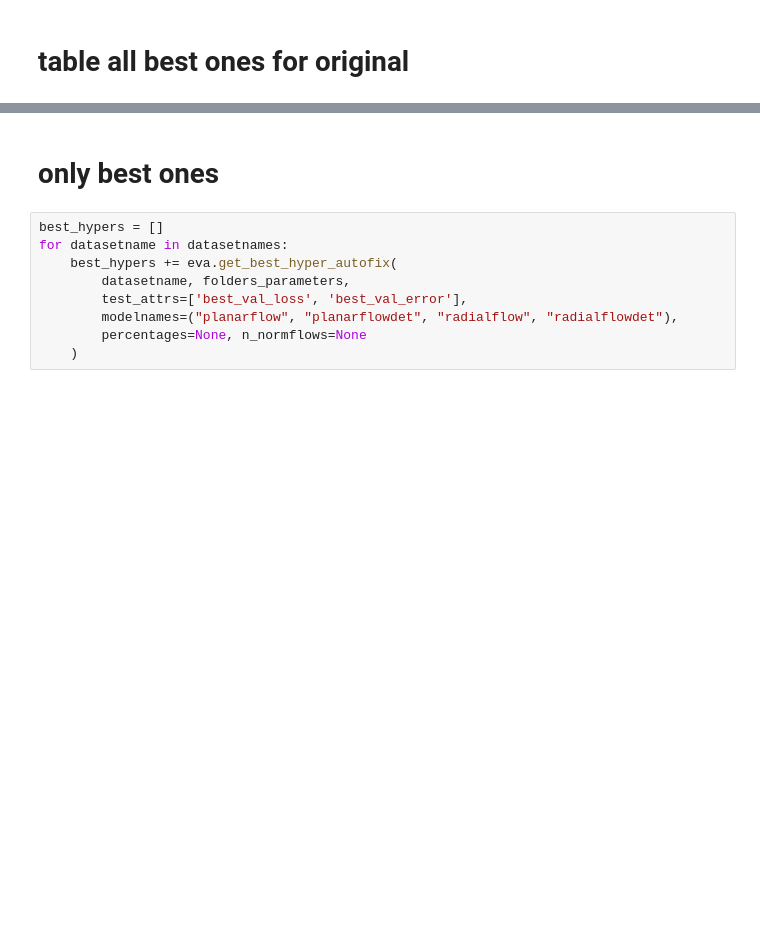
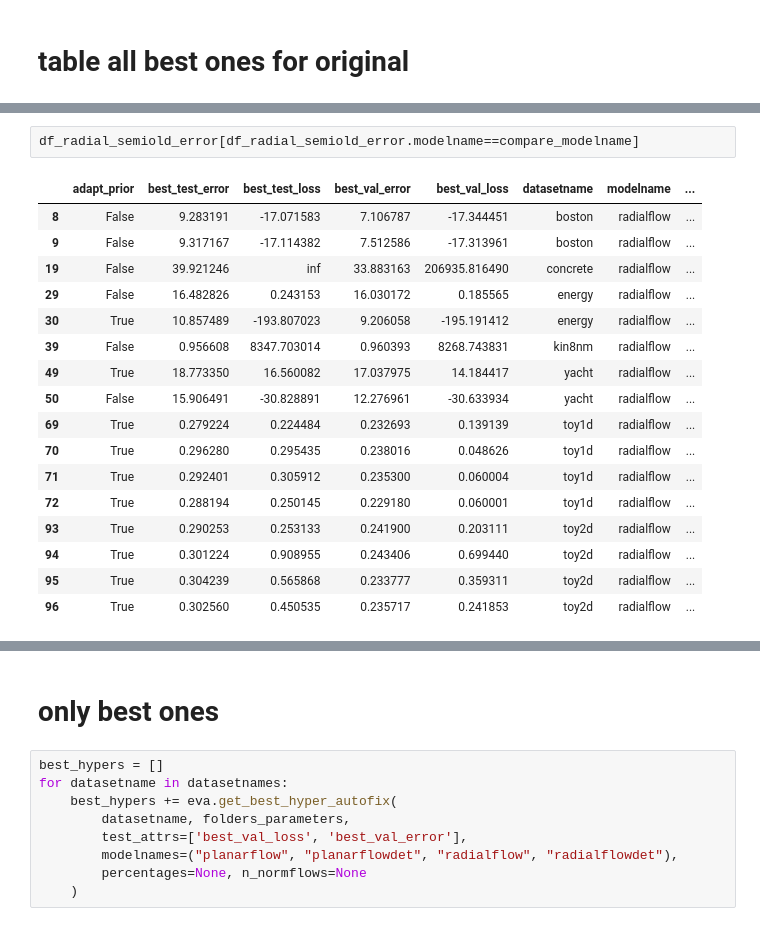
Before and after one commit to schlichtanders/theano_models, a Jupyter notebook: experiments/experiment2/csv generation.ipynb, the cells around one changed output, grey strips where cells are left out. Saved outputs shown, nothing was run; the diff lists cells and outputs as text; blank space fills up the shorter version.

```diff
--- a/experiments/experiment2/csv generation.ipynb
+++ b/experiments/experiment2/csv generation.ipynb
@@ -81,0 +81,20 @@ df
+# %%
+df_radial_semiold_error[df_radial_semiold_error.modelname==compare_modelname]
+# %% [output]
+|  | adapt_prior | best_test_error | best_test_loss | best_val_error | best_val_loss | datasetname | modelname | ... |
+| 8 | False | 9.283191 | -17.071583 | 7.106787 | -17.344451 | boston | radialflow | ... |
+| 9 | False | 9.317167 | -17.114382 | 7.512586 | -17.313961 | boston | radialflow | ... |
+| 19 | False | 39.921246 | inf | 33.883163 | 206935.816490 | concrete | radialflow | ... |
+| 29 | False | 16.482826 | 0.243153 | 16.030172 | 0.185565 | energy | radialflow | ... |
+| 30 | True | 10.857489 | -193.807023 | 9.206058 | -195.191412 | energy | radialflow | ... |
+| 39 | False | 0.956608 | 8347.703014 | 0.960393 | 8268.743831 | kin8nm | radialflow | ... |
+| 49 | True | 18.773350 | 16.560082 | 17.037975 | 14.184417 | yacht | radialflow | ... |
+| 50 | False | 15.906491 | -30.828891 | 12.276961 | -30.633934 | yacht | radialflow | ... |
+| 69 | True | 0.279224 | 0.224484 | 0.232693 | 0.139139 | toy1d | radialflow | ... |
+| 70 | True | 0.296280 | 0.295435 | 0.238016 | 0.048626 | toy1d | radialflow | ... |
+| 71 | True | 0.292401 | 0.305912 | 0.235300 | 0.060004 | toy1d | radialflow | ... |
+| 72 | True | 0.288194 | 0.250145 | 0.229180 | 0.060001 | toy1d | radialflow | ... |
+| 93 | True | 0.290253 | 0.253133 | 0.241900 | 0.203111 | toy2d | radialflow | ... |
+| 94 | True | 0.301224 | 0.908955 | 0.243406 | 0.699440 | toy2d | radialflow | ... |
+| 95 | True | 0.304239 | 0.565868 | 0.233777 | 0.359311 | toy2d | radialflow | ... |
+| 96 | True | 0.302560 | 0.450535 | 0.235717 | 0.241853 | toy2d | radialflow | ... |
```
Also changed, not shown: parts of 11 cells of this notebook, 4 other files.
